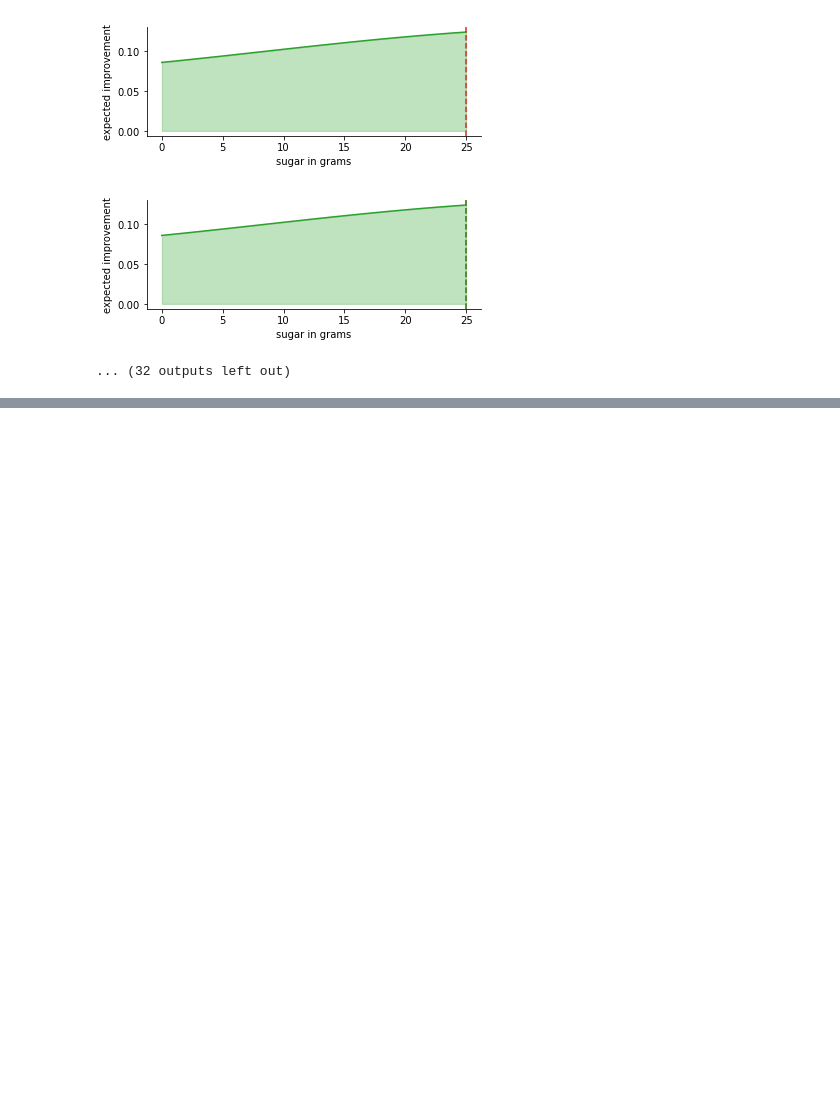
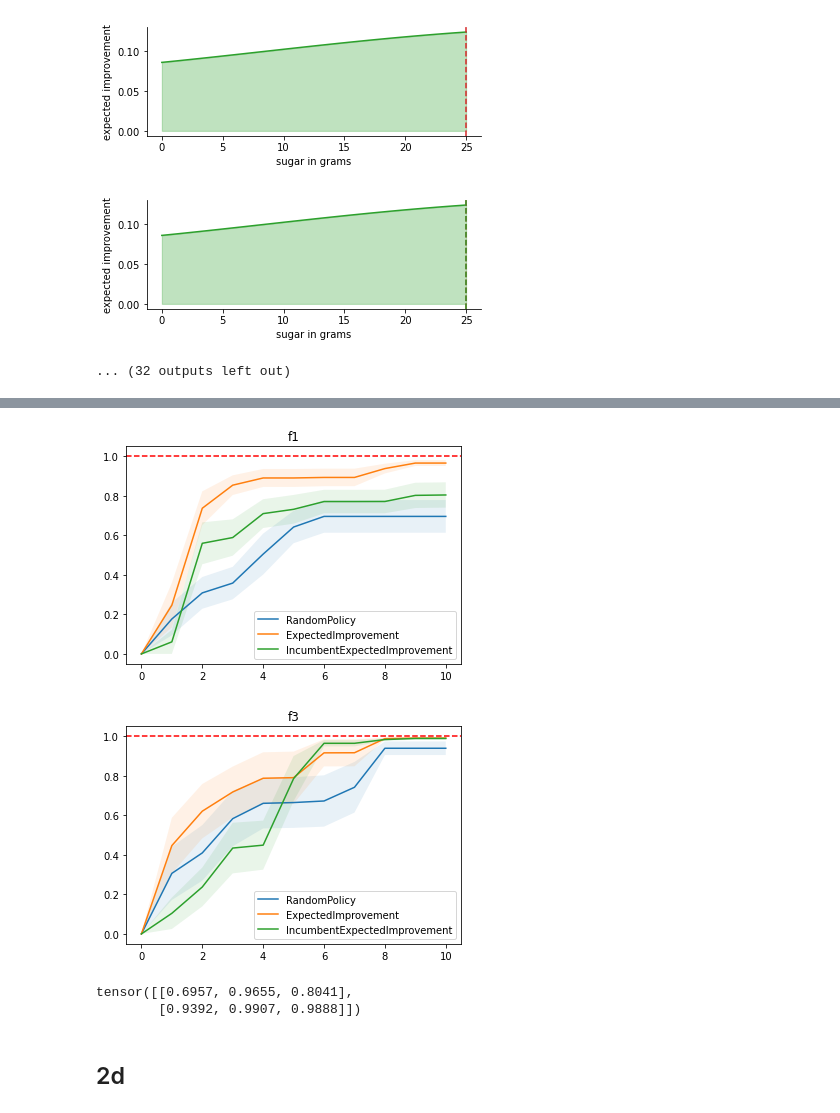
Before and after one commit to KrisNguyen135/Talks, a Jupyter notebook: 2021_10_preference_opt/notebooks/2 - Querying Functions Values with Bayesian Policies.ipynb, the cells around one changed output, grey strips where cells are left out. Cells and saved outputs as stored; diff of their text form; code cells hidden in the pictures; blank space fills up the shorter version.

```diff
--- a/2021_10_preference_opt/notebooks/2 - Querying Functions Values with Bayesian Policies.ipynb
+++ b/2021_10_preference_opt/notebooks/2 - Querying Functions Values with Bayesian Policies.ipynb
@@ -255,0 +282,6 @@ single_experiment(
+# %%
+n_trials = 10
+noise = 1e-6
+
+acq_funcs = [RandomPolicy, ExpectedImprovement, IncumbentExpectedImprovement]
+acq_fn_names = [acq_fn.__name__ for acq_fn in acq_funcs]
@@ -255,0 +290,15 @@ single_experiment(
+# %%
+dim = 1
+budget = 10
+
+names = ["f1", "f3"]
+
+fs = []
+bounds = []
+xs_opt = []
+
+for name in names:
+    f, tmp_bounds, x_opt = get_benchmark_1d(name)
+    fs.append(f)
+    bounds.append(tmp_bounds)
+    xs_opt.append(x_opt)
@@ -255,0 +334,17 @@ single_experiment(
+# %%
+gaps = torch.load("gaps_1d.pt")
+# %%
+for f_ind, name in enumerate(names):
+    plot_gaps(gaps[f_ind], acq_fn_names)
+    plt.title(name)
+    plt.show()
+# %% [output]
+[figure, added]
+[figure, added]
+# %%
+gaps.mean(axis=2)[..., -1]
+# %% [output]
+tensor([[0.6957, 0.9655, 0.8041],
+        [0.9392, 0.9907, 0.9888]])
+# %% [markdown]
+## 2d
```
Also changed, not shown: parts of 18 cells of this notebook, 6 other files.
